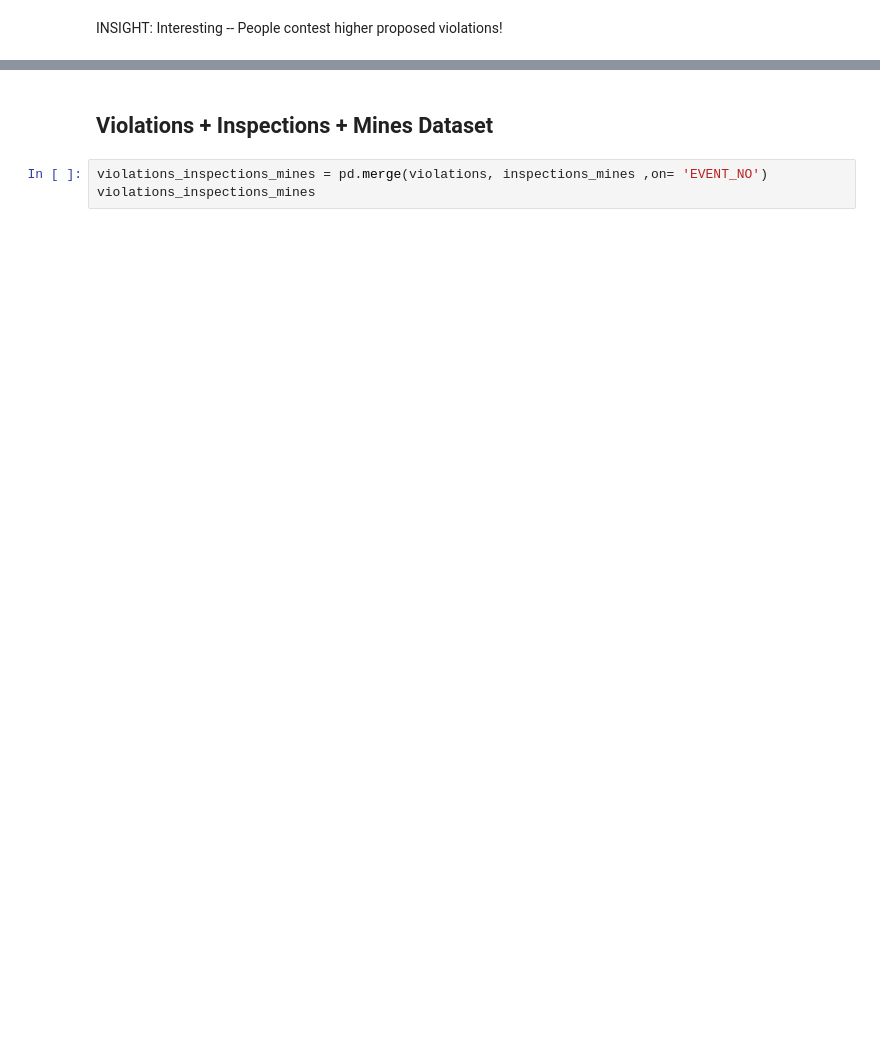
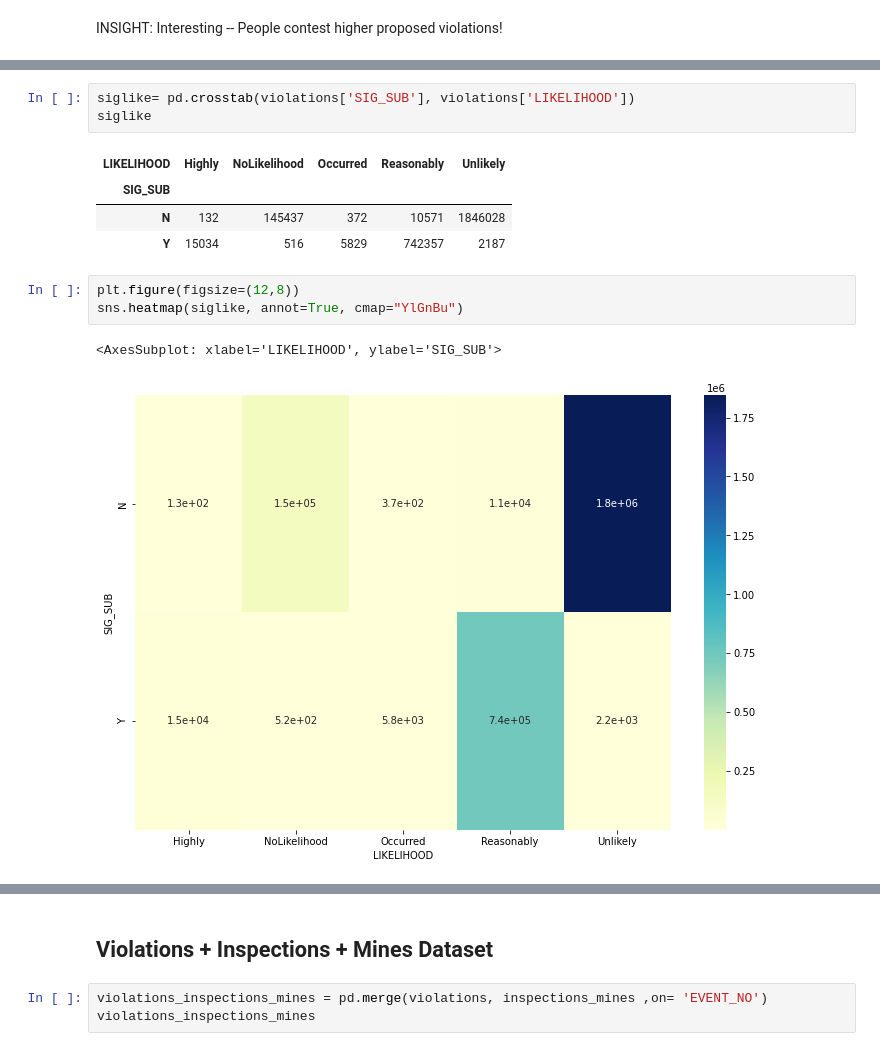
Before and after one commit to hdavis-sandiego/ADS-capstone, a Jupyter notebook: Capstone - Violations EDA.ipynb, the cells around one changed output, grey strips where cells are left out. Drawn from its saved outputs; the diff is of its cells as text; blank space fills up the shorter version.

```diff
--- a/Capstone - Violations EDA.ipynb
+++ b/Capstone - Violations EDA.ipynb
@@ -1513,0 +1189,14 @@ INSIGHT: Interesting -- People contest higher proposed violations!
+# %%
+siglike= pd.crosstab(violations['SIG_SUB'], violations['LIKELIHOOD'])
+siglike
+# %% [output]
+| LIKELIHOOD | Highly | NoLikelihood | Occurred | Reasonably | Unlikely |
+| SIG_SUB |  |  |  |  |  |
+| N | 132 | 145437 | 372 | 10571 | 1846028 |
+| Y | 15034 | 516 | 5829 | 742357 | 2187 |
+# %%
+plt.figure(figsize=(12,8))
+sns.heatmap(siglike, annot=True, cmap="YlGnBu")
+# %% [output]
+<AxesSubplot: xlabel='LIKELIHOOD', ylabel='SIG_SUB'>
+[figure, added]
```
Also changed, not shown: parts of 100 cells of this notebook.
